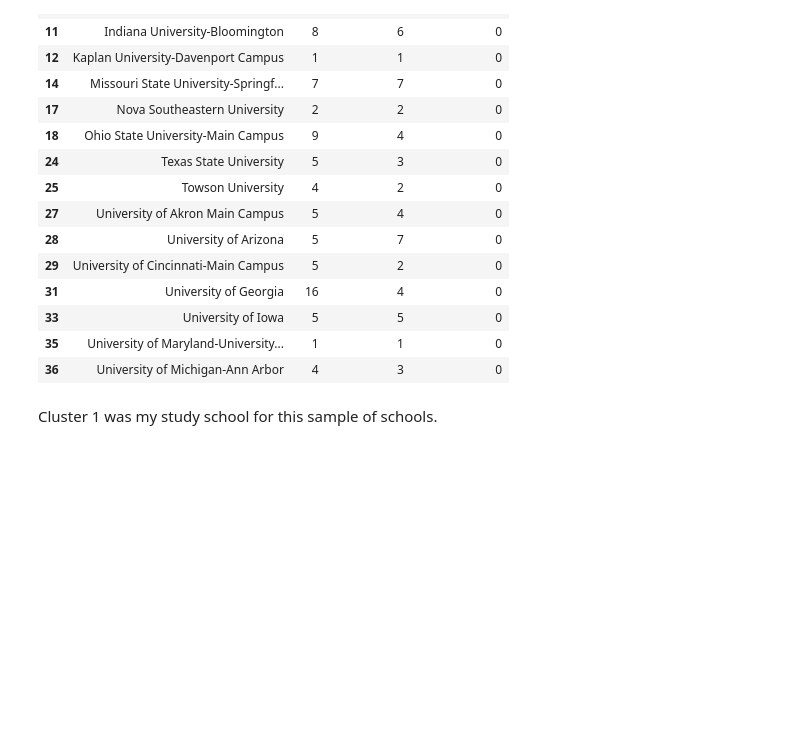
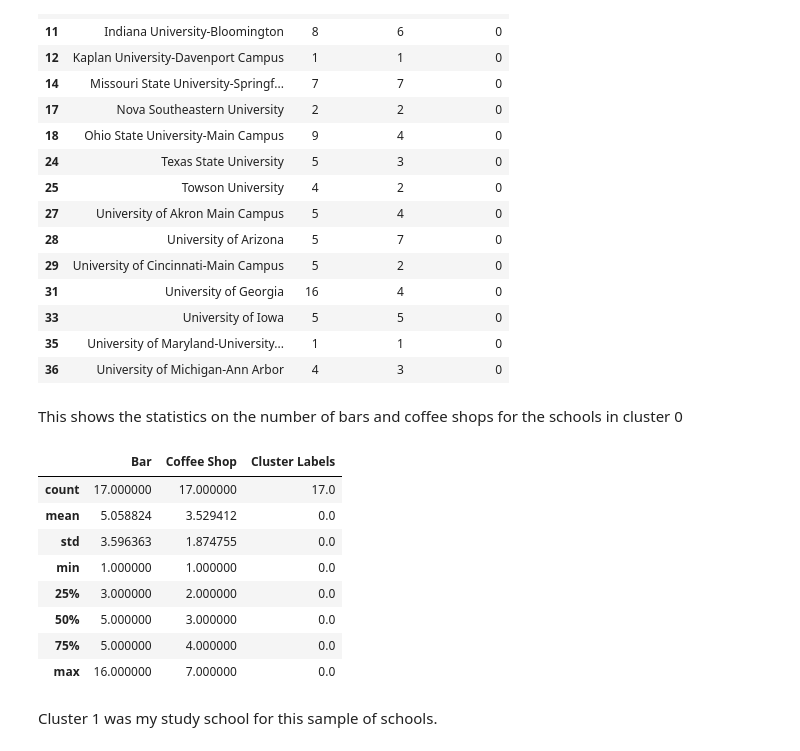
Before and after one commit to hijabe/Coursera_Capstone, a Jupyter notebook: Capstone Project - Party or Study University Code.ipynb, the cells around one changed output. Cells and saved outputs as stored; diff of their text form; code cells hidden in the pictures; blank space fills up the shorter version.

```diff
--- a/Capstone Project - Party or Study University Code.ipynb
+++ b/Capstone Project - Party or Study University Code.ipynb
@@ -383,7 +383,8 @@ map_clusters
 Finally I looked at the schools in each cluster to see which schools were party schools vs study schools.  Cluster 0 was my party school for this run.
 # %%
 #schools in cluster 0
-bars_or_coffee_num.loc[bars_or_coffee_num['Cluster Labels'] == 0]
+cluster0_schools =bars_or_coffee_num.loc[bars_or_coffee_num['Cluster Labels'] == 0]
+cluster0_schools
 # %% [output]
 |  | university | Bar | Coffee Shop | Cluster Labels |
 | 1 | Clemson University | 3 | 3 | 0 |
@@ -403,6 +404,20 @@ bars_or_coffee_num.loc[bars_or_coffee_num['Cluster Labels'] == 0]
 | 33 | University of Iowa | 5 | 5 | 0 |
 | 35 | University of Maryland-University... | 1 | 1 | 0 |
 | 36 | University of Michigan-Ann Arbor | 4 | 3 | 0 |
+# %% [markdown]
+This shows the statistics on the number of bars and coffee shops for the schools in cluster 0
+# %%
+cluster0_schools.describe()
+# %% [output]
+|  | Bar | Coffee Shop | Cluster Labels |
+| count | 17.000000 | 17.000000 | 17.0 |
+| mean | 5.058824 | 3.529412 | 0.0 |
+| std | 3.596363 | 1.874755 | 0.0 |
+| min | 1.000000 | 1.000000 | 0.0 |
+| 25% | 3.000000 | 2.000000 | 0.0 |
+| 50% | 5.000000 | 3.000000 | 0.0 |
+| 75% | 5.000000 | 4.000000 | 0.0 |
+| max | 16.000000 | 7.000000 | 0.0 |
 # %% [markdown]
 Cluster 1 was my study school for this sample of schools.
 # %%
```
Also changed, not shown: parts of 2 cells of this notebook.
